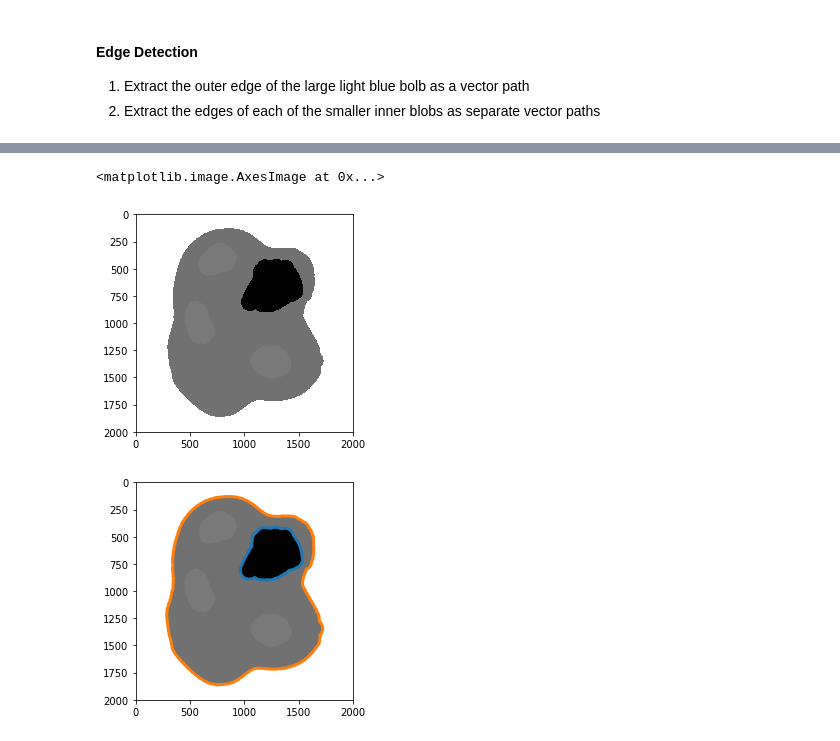
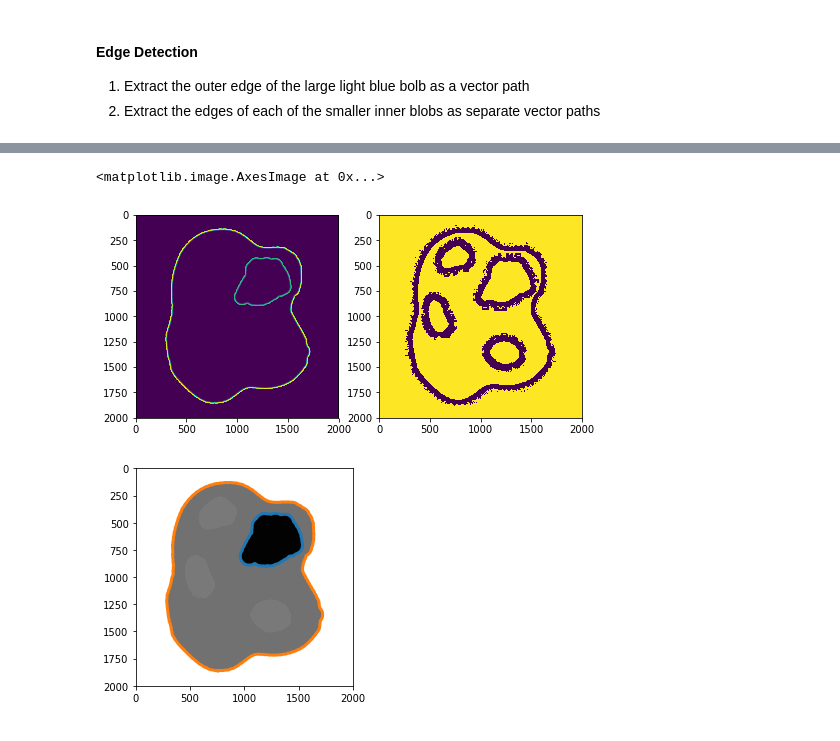
Before and after one commit to tlmohren/python320kincaid, a Jupyter notebook: exercise_image_segmentation/exercise_JH.ipynb, the cells around one changed output, grey strips where cells are left out. Drawn from its saved outputs; the diff is of its cells as text; code cells hidden in the pictures.

```diff
--- a/exercise_image_segmentation/exercise_JH.ipynb
+++ b/exercise_image_segmentation/exercise_JH.ipynb
@@ -30,9 +25,12 @@ plt.imshow(blob) # not sure why the colors come out so weird
-# %%
-blob = cv2.imread('blob1.jpg')
-blob = cv2.cvtColor(blob, cv2.COLOR_BGR2GRAY)
-plt.imshow(blob, cmap=plt.cm.gray) # need to specifically set cmap for colors to actually look grey scale
-# %% [output]
-<matplotlib.image.AxesImage at 0x...>
-[figure, removed]
+# %%
+edges1 = filters.frangi(imgray)
+edges2 = filters.hessian(imgray)
+
+fig, ax = plt.subplots(1, 2, figsize=(8,4))
+ax[0].imshow(edges1)
+ax[1].imshow(edges2)
+# %% [output]
+<matplotlib.image.AxesImage at 0x...>
+[figure, added]
 # %%
 # Finding contours and plotting them out on original image
```
Also changed, not shown: parts of 13 cells of this notebook, 2 other files.
